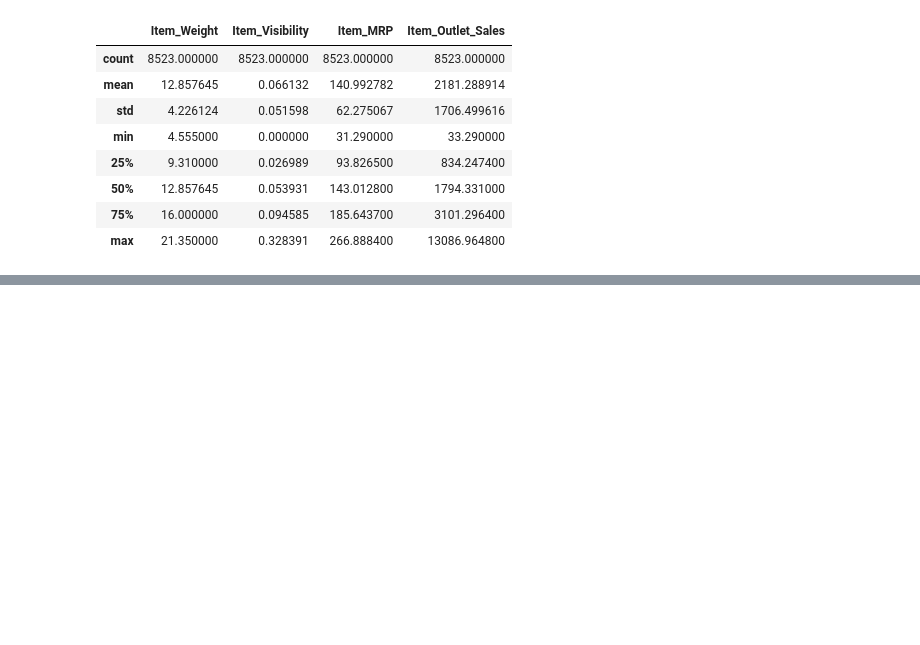
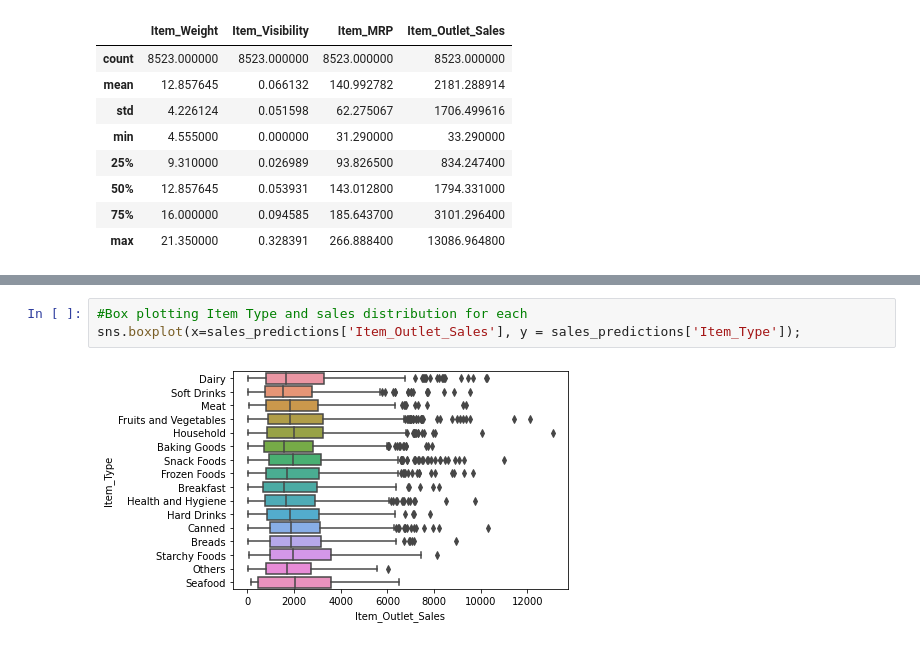
Before and after one commit to thinkinchicken/food-sales-predictions, a Jupyter notebook: Sales_Predictions.ipynb, the cells around one changed output, grey strips where cells are left out. Saved outputs shown, nothing was run; the diff lists cells and outputs as text; blank space fills up the shorter version.

```diff
--- a/Sales_Predictions.ipynb
+++ b/Sales_Predictions.ipynb
@@ -198,0 +235,5 @@ Index(['Item_Weight', 'Item_Visibility', 'Item_MRP', 'Item_Outlet_Sales'], dtype
+# %%
+#Box plotting Item Type and sales distribution for each
+sns.boxplot(x=sales_predictions['Item_Outlet_Sales'], y = sales_predictions['Item_Type']);
+# %% [output]
+[figure, added]
```
Also changed, not shown: parts of 10 cells of this notebook.
